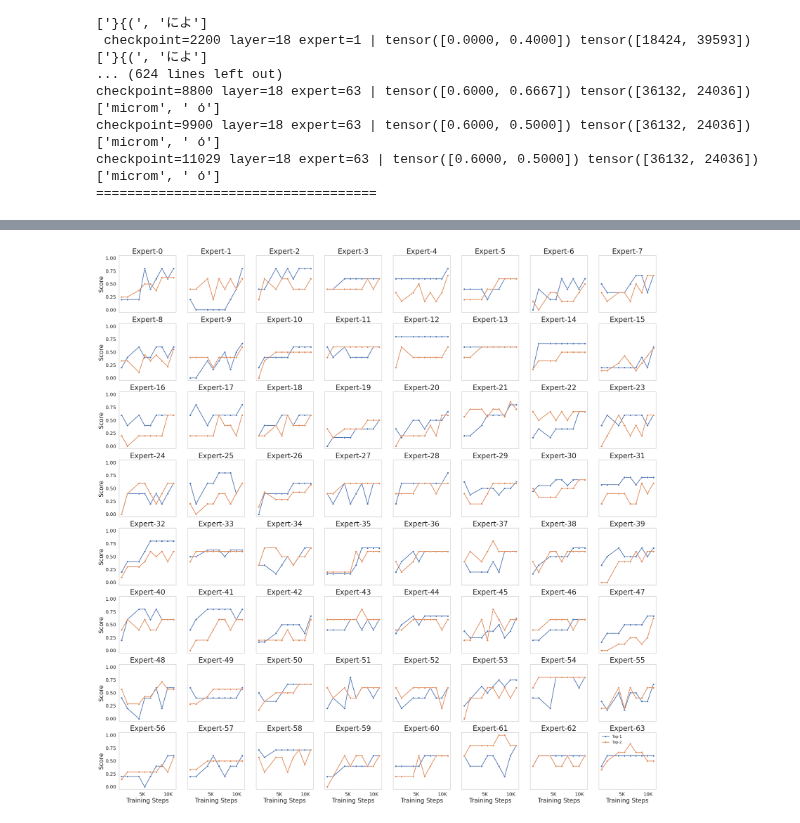
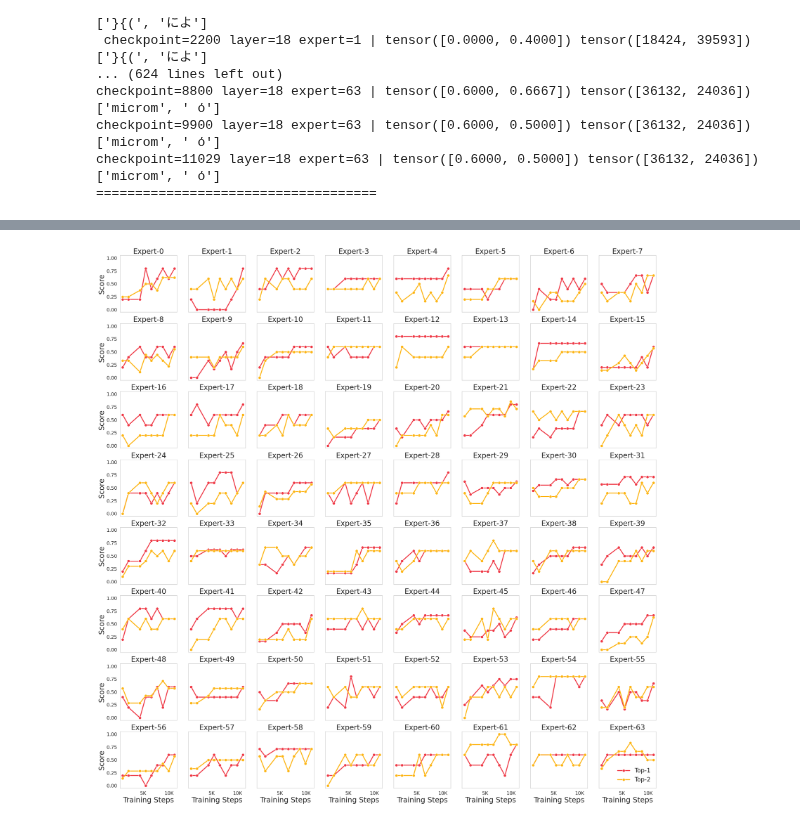
Before and after one commit to ncylich/temporal-moe, a Jupyter notebook: empirical_analysis/plot/expert_specialization.ipynb, the cells around one changed output, grey strips where cells are left out. Saved outputs shown, nothing was run; the diff lists cells and outputs as text; code cells hidden in the pictures.

Commit message:
revise the plotting

```diff
--- a/empirical_analysis/plot/expert_specialization.ipynb
+++ b/empirical_analysis/plot/expert_specialization.ipynb
@@ -109,6 +110,7 @@ from matplotlib.ticker import FuncFormatter
 from pathlib import Path
 
 mpl.rcParams['font.family'] = 'Times New Roman'
+tartan_palette = ["#EF3A47", "#FDB515", "#009647", "#008F91", "#043673", "#007BC0"]
 
 def human_format(x, pos):
     if x >= 1e9:
@@ -131,7 +133,8 @@ for i, (ax, (expert_id, series)) in enumerate(zip(axes, lines)):
         sns.lineplot(
             x=steps, y=scores, marker='o',
             ax=ax, label=f"Top-{j+1}",
-            linewidth=4, markersize=16
+            linewidth=3, markersize=9,
+            color=tartan_palette[j]
         )
 
     ax.grid(False)
@@ -147,7 +150,7 @@ for i, (ax, (expert_id, series)) in enumerate(zip(axes, lines)):
 
 # Move legend to only the last subplot
 handles, labels = axes[-1].get_legend_handles_labels()
-axes[-1].legend(handles, labels, loc="upper left", frameon=False, fontsize=20, bbox_to_anchor=(-0.02, 1.04))
+axes[-1].legend(handles, labels, loc="upper left", frameon=False, fontsize=24, bbox_to_anchor=(-0.02, 1.04))
 
 joined_ids = "-".join(str(expert_id) for expert_id, _ in lines)
 file = Path(f"figures/expert-specialization/flame-moe-1.7b/{layer_number}/{joined_ids}.pdf")
@@ -162,6 +167,7 @@ from matplotlib.ticker import FuncFormatter
 from pathlib import Path
 
 mpl.rcParams['font.family'] = 'Times New Roman'
+tartan_palette = ["#EF3A47", "#FDB515", "#009647", "#008F91", "#043673", "#007BC0"]
 
 def human_format(x, pos):
     if x >= 1e9:
@@ -187,7 +193,8 @@ for i, ((expert_id, series), ax) in enumerate(zip(lines, axes)):
         sns.lineplot(
             x=steps, y=scores, marker='o',
             ax=ax, label=f"Top-{j+1}",
-            linewidth=2, markersize=6
+            linewidth=3, markersize=9,
+            color=tartan_palette[j]
         )
 
     ax.grid(False)
@@ -195,37 +202,37 @@ for i, ((expert_id, series), ax) in enumerate(zip(lines, axes)):
 
     # Only leftmost column gets y-axis label
     if i % 8 == 0:
-        ax.set_ylabel("Score", fontsize=20)
+        ax.set_ylabel("Score", fontsize=24)
     else:
         ax.set_ylabel("")
 
     # Only bottom row gets x-axis label
     if i // 8 == 7:
-        ax.set_xlabel("Training Steps", fontsize=20)
+        ax.set_xlabel("Training Steps", fontsize=24)
     else:
         ax.set_xlabel("")
         ax.tick_params(labelbottom=False)
 
     ax.tick_params(axis='both', labelsize=16)
     ax.xaxis.set_major_formatter(FuncFormatter(human_format))
 
     # Remove legend for all but last used subplot
     if i != len(lines) - 1:
         ax.legend_.remove()
 
 # Remove any unused subplots
 for j in range(len(lines), 64):
     fig.delaxes(axes[j])
 
 # Add legend to last used subplot
 handles, labels = axes[len(lines)-1].get_legend_handles_labels()
-axes[len(lines)-1].legend(handles, labels, loc="upper left", frameon=False, fontsize=12, bbox_to_anchor=(0, 1.02))
+axes[len(lines)-1].legend(handles, labels, frameon=False, fontsize=20, loc="lower right")
 
 # Save figure
 joined_ids = "-".join(str(expert_id) for expert_id, _ in lines)
 file = Path(f"figures/expert-specialization/flame-moe-1.7b/{layer_number}/combined.pdf")
 file.parent.mkdir(parents=True, exist_ok=True)
 plt.savefig(file, bbox_inches='tight', pad_inches=0)
 plt.show()
 # %% [output]
-[figure, old version]
+[figure, new version]
```
Also changed, not shown: parts of 2 cells of this notebook, 1 other file.
